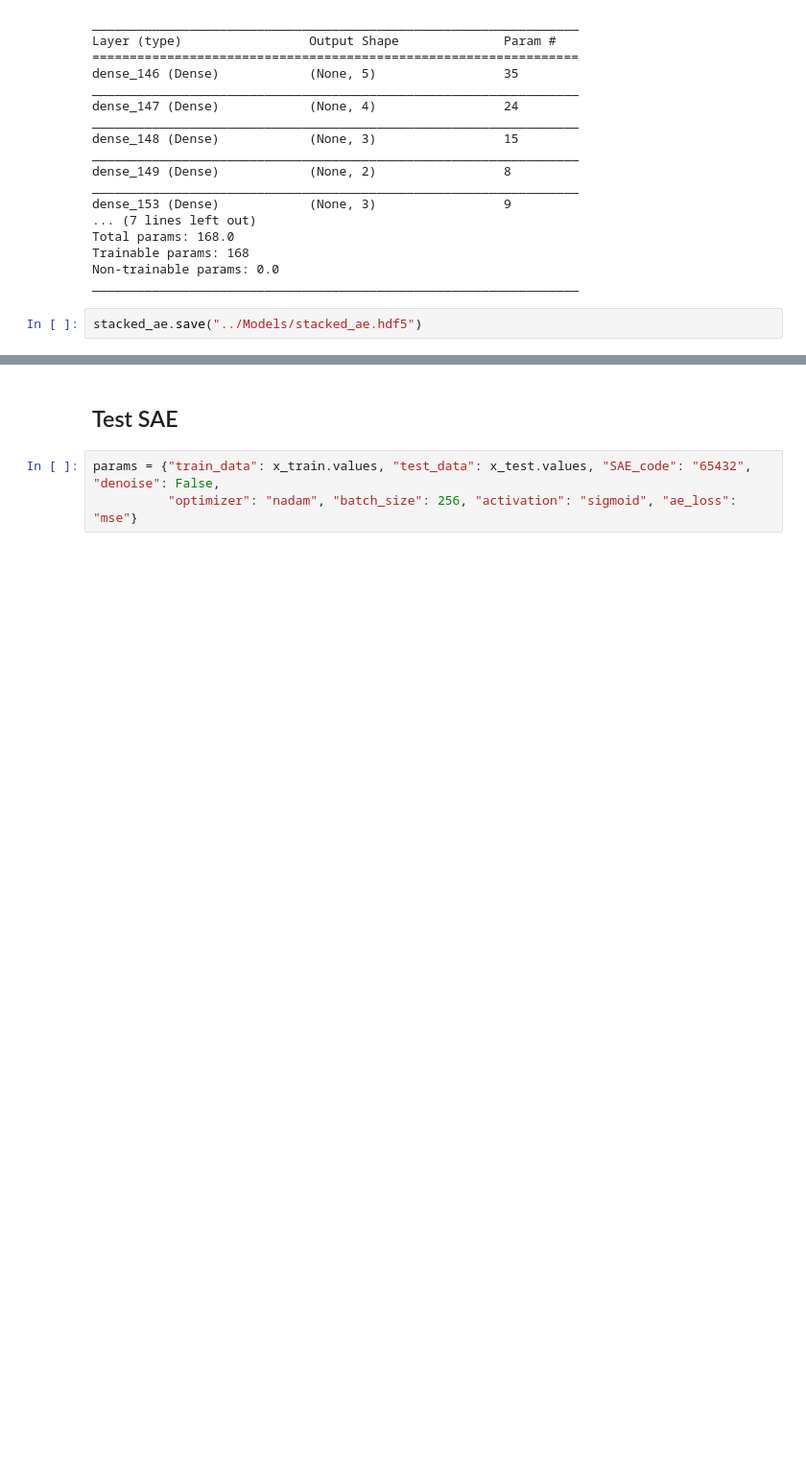
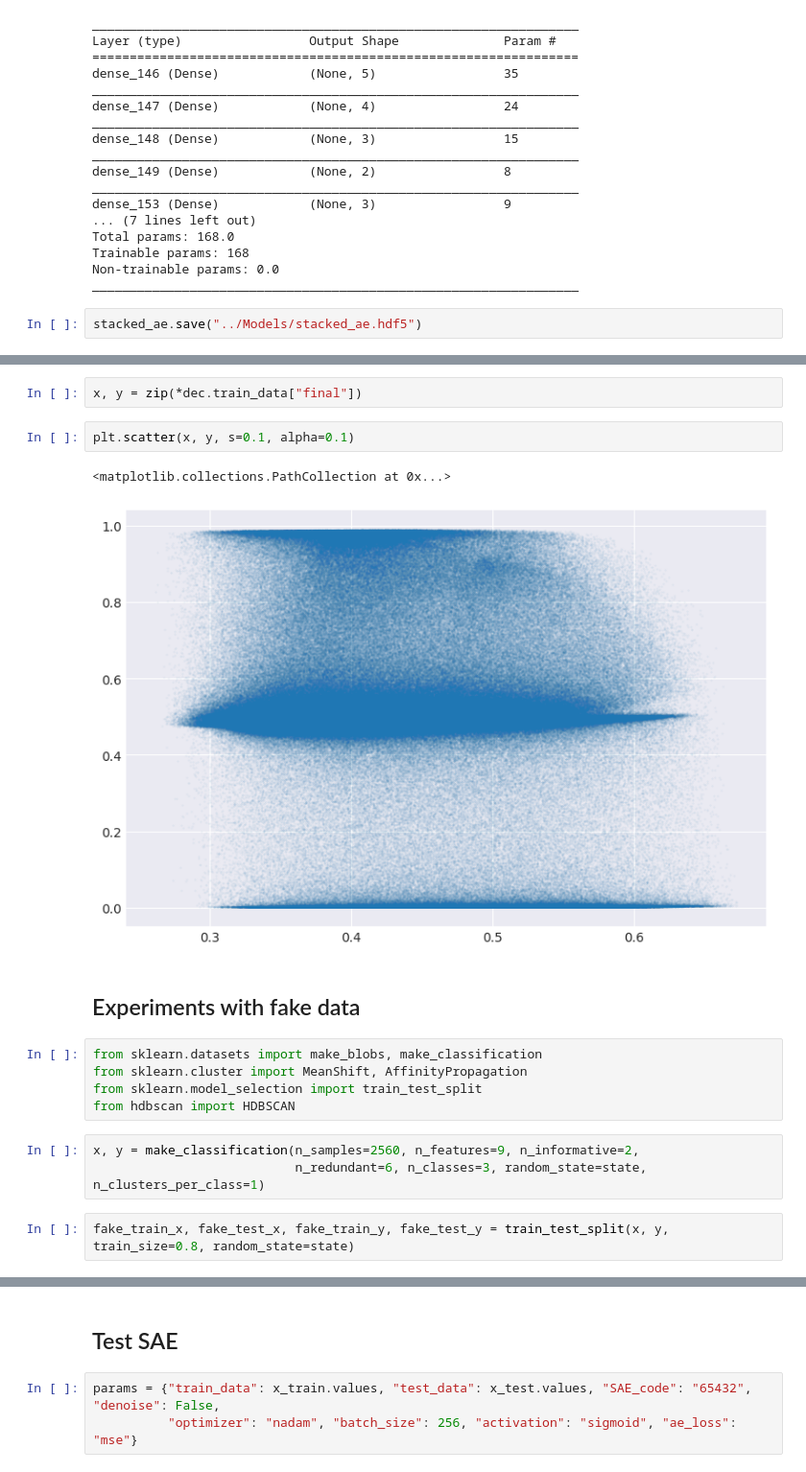
Before and after one commit to explover/Chromatin-clustering, a Jupyter notebook: Neural networks.ipynb, the cells around one changed output, grey strips where cells are left out. Shown at 96% size. Drawn from its saved outputs; the diff is of its cells as text; blank space fills up the shorter version.

```diff
--- a/Neural networks.ipynb
+++ b/Neural networks.ipynb
@@ -403,0 +675,19 @@ Input?
+# %%
+x, y = zip(*dec.train_data["final"])
+# %%
+plt.scatter(x, y, s=0.1, alpha=0.1)
+# %% [output]
+<matplotlib.collections.PathCollection at 0x...>
+[figure, added]
+# %% [markdown]
+## Experiments with fake data
+# %%
+from sklearn.datasets import make_blobs, make_classification
+from sklearn.cluster import MeanShift, AffinityPropagation
+from sklearn.model_selection import train_test_split
+from hdbscan import HDBSCAN
+# %%
+x, y = make_classification(n_samples=2560, n_features=9, n_informative=2,
+                           n_redundant=6, n_classes=3, random_state=state, n_clusters_per_class=1)
+# %%
+fake_train_x, fake_test_x, fake_train_y, fake_test_y = train_test_split(x, y, train_size=0.8, random_state=state)
```
Also changed, not shown: parts of 66 cells of this notebook, 1 other file.
